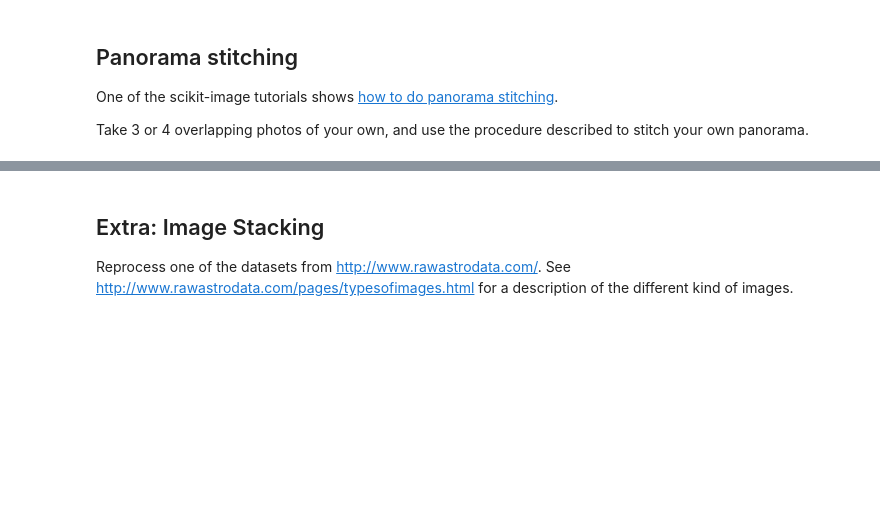
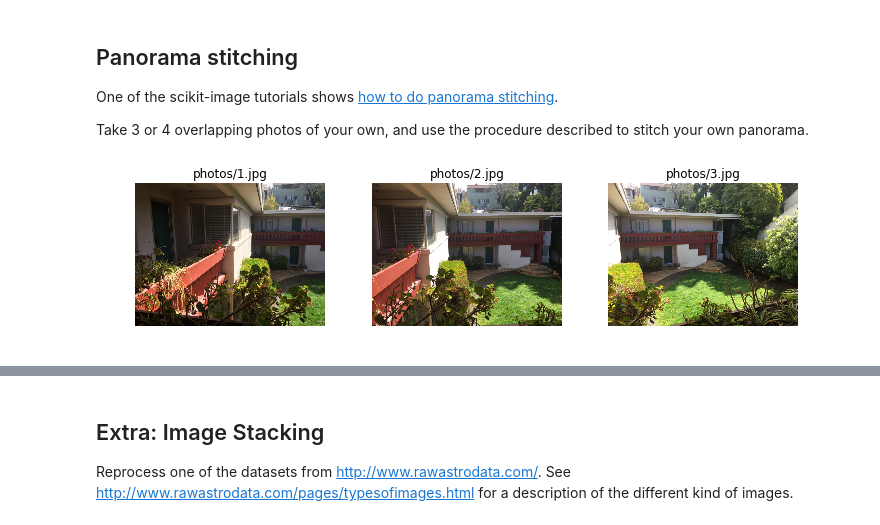
Before and after one commit to hayleybounds/bounds_ay250_homework, a Jupyter notebook: hw_7/hw_7.ipynb, the cells around one changed output, grey strips where cells are left out. Saved outputs shown, nothing was run; the diff lists cells and outputs as text; code cells hidden in the pictures; blank space fills up the shorter version.

Commit message:
pushing final solutions without photos folder

```diff
--- a/hw_7/hw_7.ipynb
+++ b/hw_7/hw_7.ipynb
@@ -74,0 +96,40 @@ Take 3 or 4 overlapping photos of your own, and use the procedure described to s
+# %%
+def compare(*images, **kwargs):
+    """
+    TAKEN FROM THE TUTORIAL :)
+    Utility function to display images side by side.
+
+    Parameters
+    ----------
+    image0, image1, image2, ... : ndarrray
+        Images to display.
+    labels : list
+        Labels for the different images.
+    """
+    labels = kwargs.pop('labels', None)
+    if labels is None:
+        labels = [''] * len(images)
+
+    f, axes = plt.subplots(1, len(images), **kwargs)
+    axes = np.array(axes, ndmin=1)
+
+
+    for n, (image, label) in enumerate(zip(images, labels)):
+        axes[n].imshow(image, interpolation='nearest', cmap='gray')
+        axes[n].set_title(label)
+        axes[n].axis('off')
+
+    f.tight_layout()
+# %%
+#read in and display starting images
+photos_paths = ['photos/1.jpg', 'photos/2.jpg', 'photos/3.jpg']
+#read images, converting to greyscale and downscaling. filter w/gaussian to avoid aliasing artifacts
+g_images = [rescale(gaussian(rgb2grey(sio.imread(p)),2), (.5,.5)).astype('float32') \
+            for p in photos_paths]
+images = [rescale(gaussian(sio.imread(p),2), (.5,.5)).astype('float32') \
+            for p in photos_paths]
+
+compare(*images, labels = photos_paths, figsize = (10,8))
+plt.suptitle = "Original Images"
+# %% [output]
+[figure, added]
```
Also changed, not shown: parts of 52 cells of this notebook, 1 other file.
